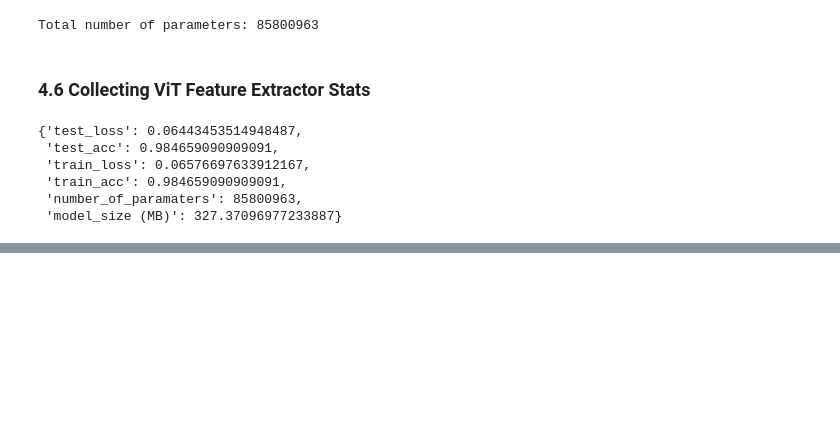
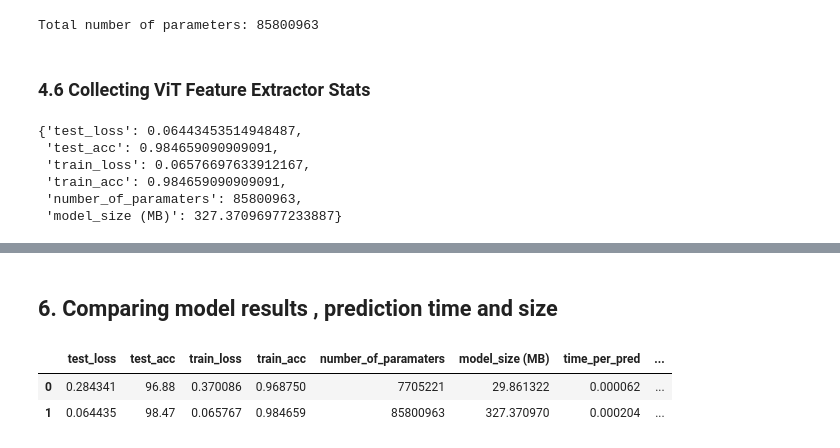
Before and after one commit to gauthiermartin/deeplearning-with-pytorch-course, a Jupyter notebook: 09_pytorch_model_deployment.ipynb, the cells around one changed output, grey strips where cells are left out. Saved outputs shown, nothing was run; the diff lists cells and outputs as text; code cells hidden in the pictures; blank space fills up the shorter version.

```diff
--- a/09_pytorch_model_deployment.ipynb
+++ b/09_pytorch_model_deployment.ipynb
@@ -541,0 +734,21 @@ vit_stats
+# %% [markdown]
+## 6. Comparing model results , prediction time and size
+# %%
+# Turn stat dict into DataFrame
+
+df = pd.DataFrame([effnetb2_stats, vit_stats])
+
+# Add column for model names
+df["model"] = ["EffNetB2", "ViT"]
+
+# Convert accuracy to percentage
+df["test_acc"] = round(df["test_acc"] * 100, 2)
+
+# Convert time per pred to seconds
+df["time_per_pred"] = df["time_per_pred"] / 1000
+
+df
+# %% [output]
+|  | test_loss | test_acc | train_loss | train_acc | number_of_paramaters | model_size (MB) | time_per_pred | ... |
+| 0 | 0.284341 | 96.88 | 0.370086 | 0.968750 | 7705221 | 29.861322 | 0.000062 | ... |
+| 1 | 0.064435 | 98.47 | 0.065767 | 0.984659 | 85800963 | 327.370970 | 0.000204 | ... |
```
Also changed, not shown: parts of 31 cells of this notebook.
